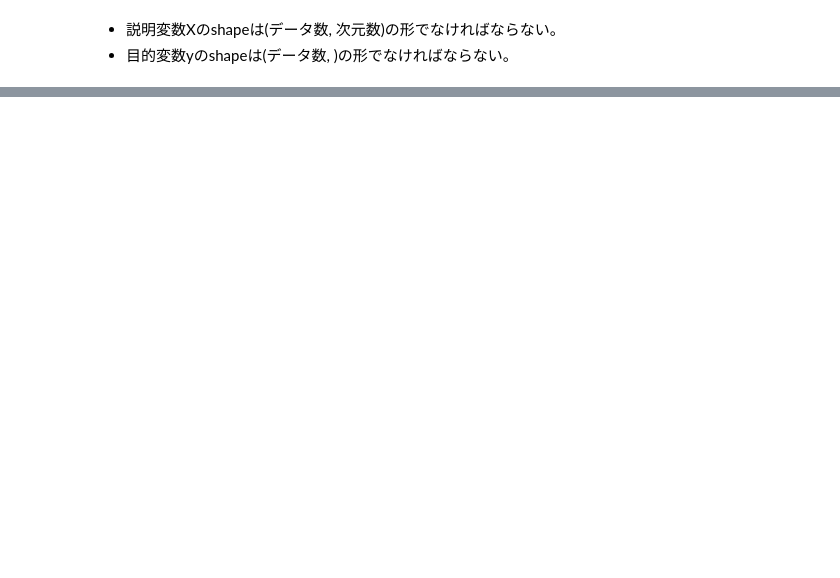
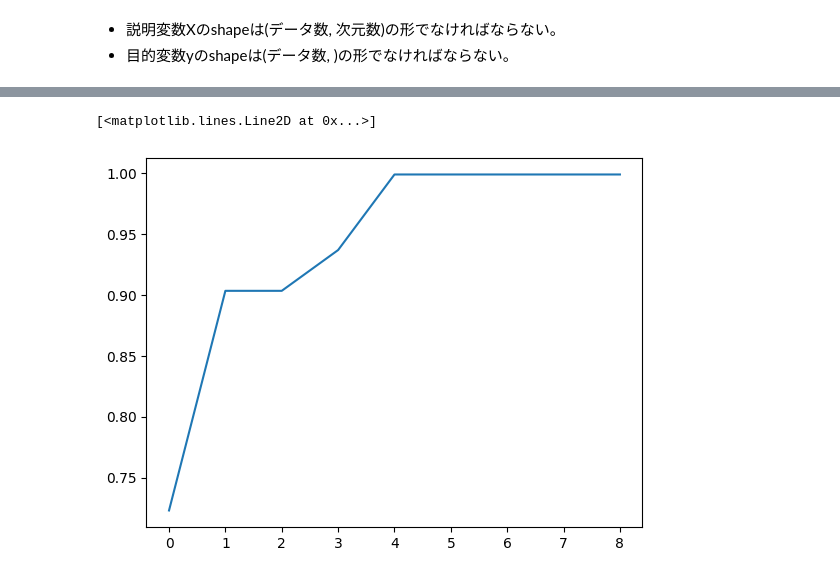
Before and after one commit to NaokiY20/PHYSBO_test, a Jupyter notebook: workspace/PHYSBO/my_physbo.ipynb, the cells around one changed output, grey strips where cells are left out. Cells and saved outputs as stored; diff of their text form; code cells hidden in the pictures; blank space fills up the shorter version.

```diff
--- a/workspace/PHYSBO/my_physbo.ipynb
+++ b/workspace/PHYSBO/my_physbo.ipynb
@@ -84,0 +97,6 @@ print(best_fx[-1])
+# %%
+best_fx, _ = res.export_all_sequence_best_fx()
+plt.plot(best_fx)
+# %% [output]
+[<matplotlib.lines.Line2D at 0x...>]
+[figure, added]
```
Also changed, not shown: parts of 9 cells of this notebook, 1 other file.
